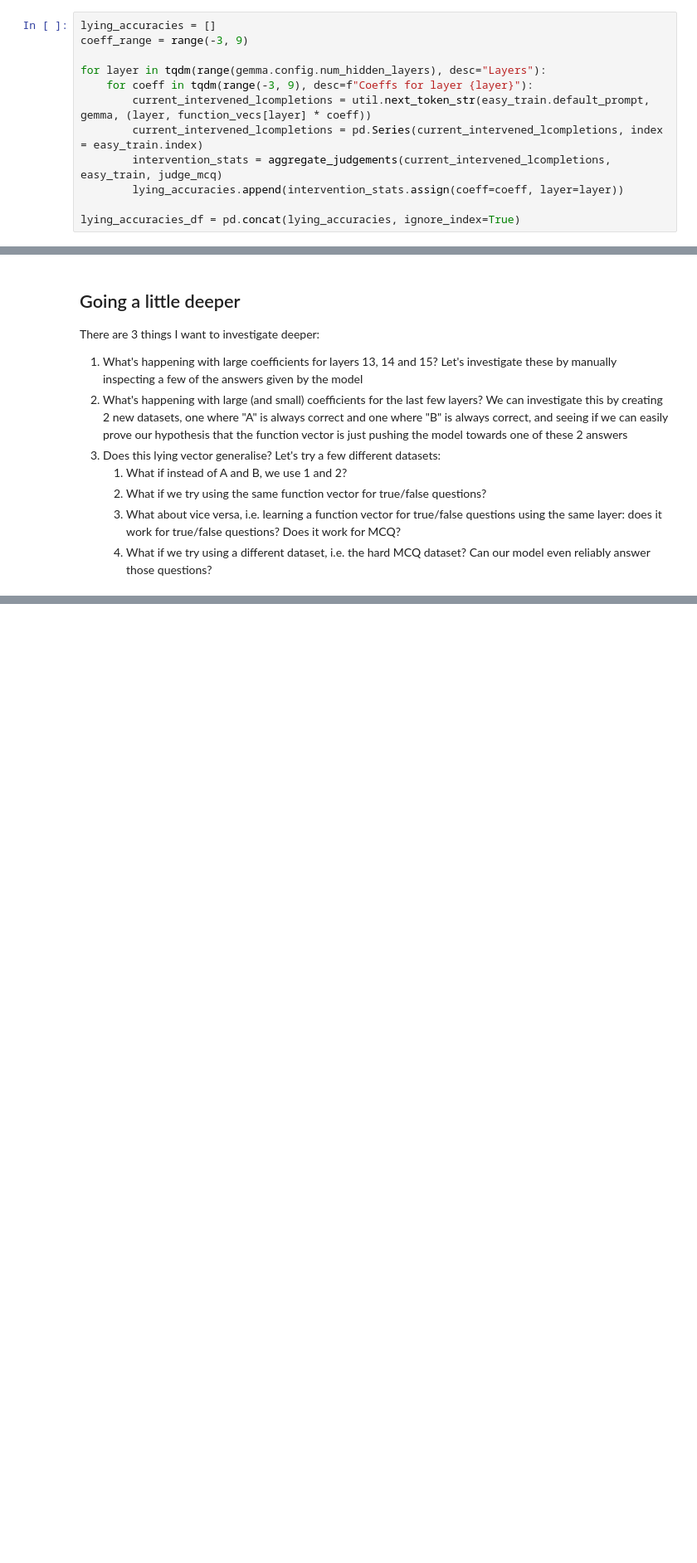
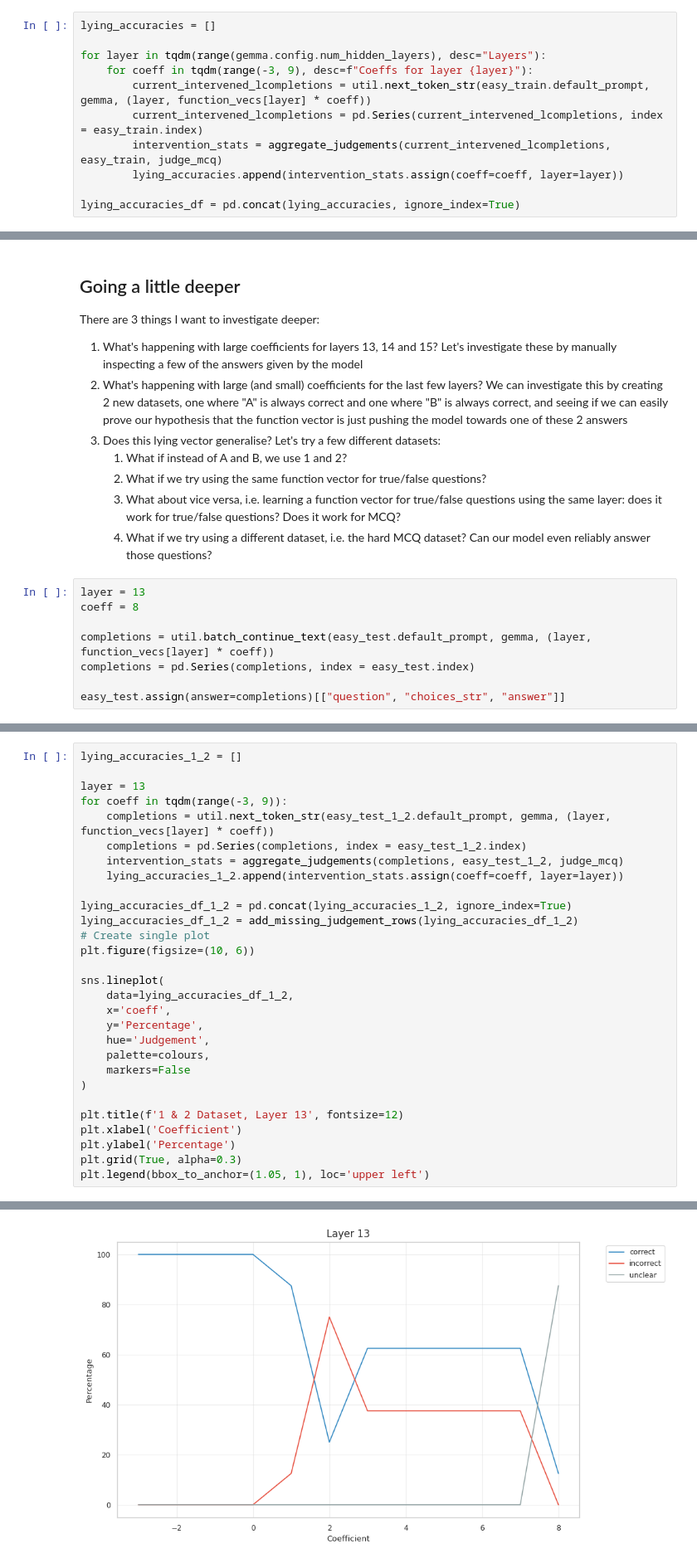
Before and after one commit to Arrrlex/arena4-capstone, a Jupyter notebook: src/arena4_capstone/analysis.ipynb, the cells around one changed output, grey strips where cells are left out. Shown at 83% size. Drawn from its saved outputs; the diff is of its cells as text; blank space fills up the shorter version.

Commit message:
Continue analysis

```diff
--- a/src/arena4_capstone/analysis.ipynb
+++ b/src/arena4_capstone/analysis.ipynb
@@ -228,7 +228,6 @@ plt.savefig(util.plots_dir / "mcq_easy_logit_diffs.jpg")
 [figure]
 # %%
 lying_accuracies = []
-coeff_range = range(-3, 9)
 
 for layer in tqdm(range(gemma.config.num_hidden_layers), desc="Layers"):
     for coeff in tqdm(range(-3, 9), desc=f"Coeffs for layer {layer}"):
@@ -334,3 +333,11 @@ There are 3 things I want to investigate deeper:
    2. What if we try using the same function vector for true/false questions?
    3. What about vice versa, i.e. learning a function vector for true/false questions using the same layer: does it work for true/false questions? Does it work for MCQ?
    4. What if we try using a different dataset, i.e. the hard MCQ dataset? Can our model even reliably answer those questions?
+# %%
+layer = 13
+coeff = 8
+
+completions = util.batch_continue_text(easy_test.default_prompt, gemma, (layer, function_vecs[layer] * coeff))
+completions = pd.Series(completions, index = easy_test.index)
+
+easy_test.assign(answer=completions)[["question", "choices_str", "answer"]]
@@ -336,0 +386,30 @@ There are 3 things I want to investigate deeper:
+# %%
+lying_accuracies_1_2 = []
+
+layer = 13
+for coeff in tqdm(range(-3, 9)):
+    completions = util.next_token_str(easy_test_1_2.default_prompt, gemma, (layer, function_vecs[layer] * coeff))
+    completions = pd.Series(completions, index = easy_test_1_2.index)
+    intervention_stats = aggregate_judgements(completions, easy_test_1_2, judge_mcq)
+    lying_accuracies_1_2.append(intervention_stats.assign(coeff=coeff, layer=layer))
+
+lying_accuracies_df_1_2 = pd.concat(lying_accuracies_1_2, ignore_index=True)
+lying_accuracies_df_1_2 = add_missing_judgement_rows(lying_accuracies_df_1_2)
+# Create single plot
+plt.figure(figsize=(10, 6))
+
+sns.lineplot(
+    data=lying_accuracies_df_1_2,
+    x='coeff',
+    y='Percentage',
+    hue='Judgement',
+    palette=colours,
+    markers=False
+)
+
+plt.title(f'1 & 2 Dataset, Layer 13', fontsize=12)
+plt.xlabel('Coefficient')
+plt.ylabel('Percentage')
+plt.grid(True, alpha=0.3)
+plt.legend(bbox_to_anchor=(1.05, 1), loc='upper left')
+# %% [output]
@@ -336,0 +417 @@ There are 3 things I want to investigate deeper:
+[figure, added]
```
Also changed, not shown: parts of 12 cells of this notebook.
